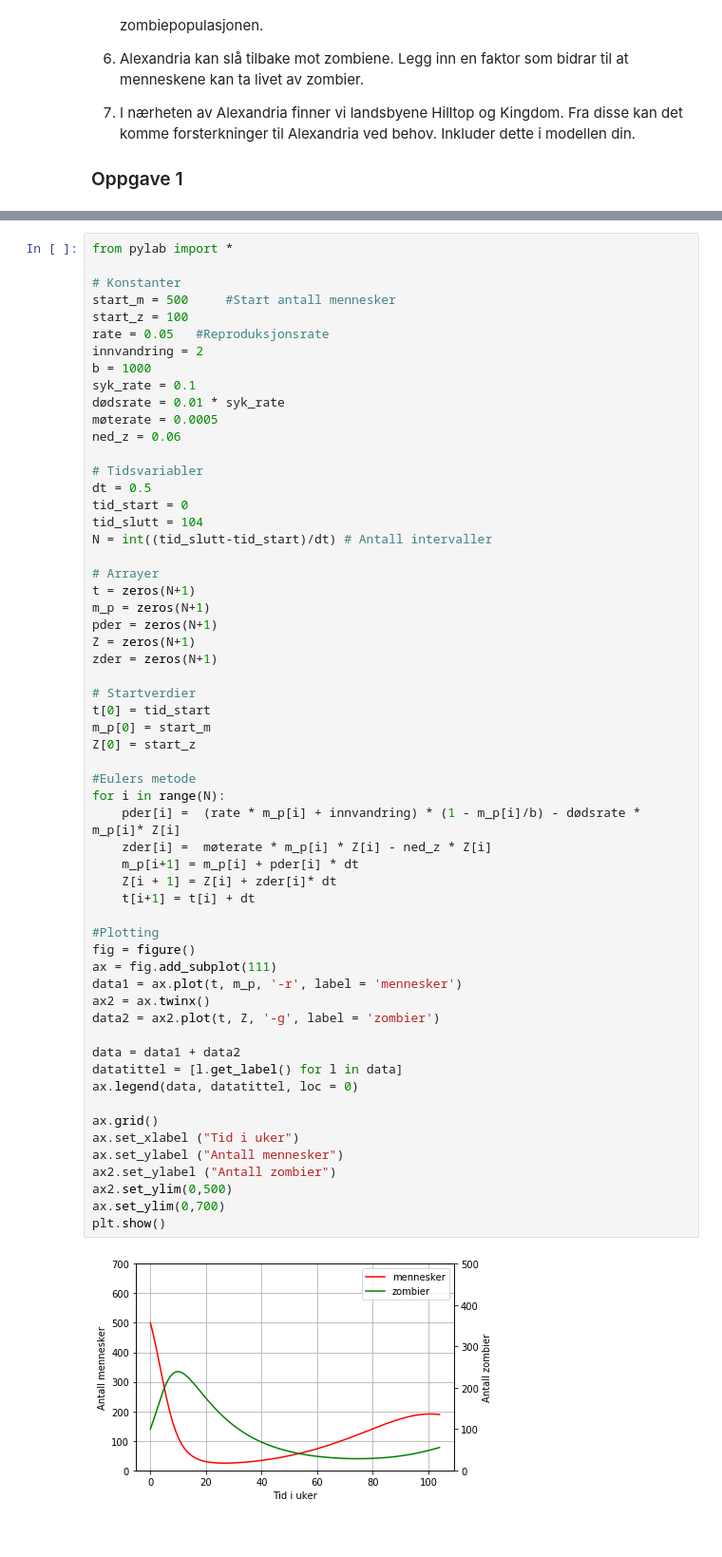
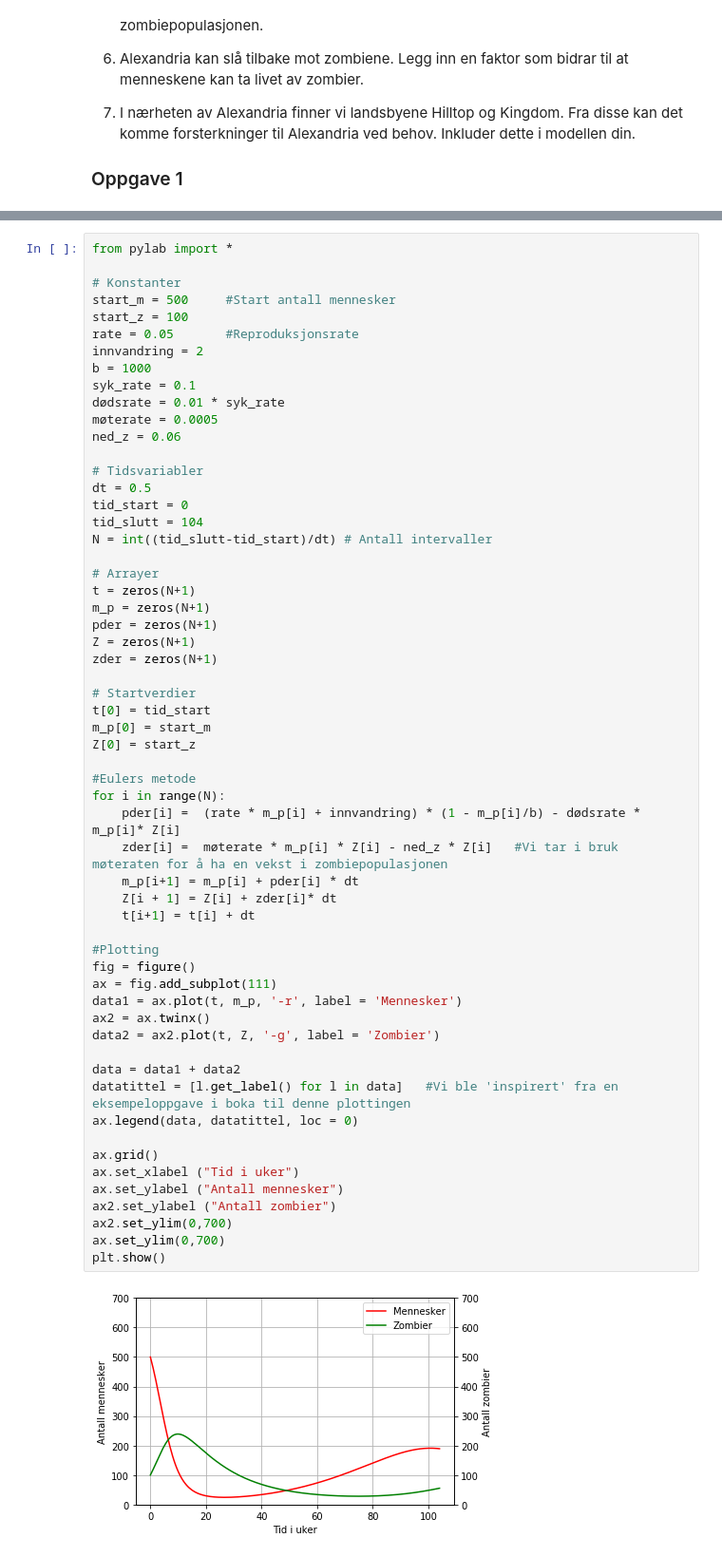
Before and after one commit to alexcieplak/Zombie-prosjekt, a Jupyter notebook: Zombie - prosjektoppgave .ipynb, the cells around one changed output, grey strips where cells are left out. Shown at 95% size. Drawn from its saved outputs; the diff is of its cells as text.

```diff
--- a/Zombie - prosjektoppgave .ipynb
+++ b/Zombie - prosjektoppgave .ipynb
@@ -233,7 +266,7 @@ from pylab import *
 # Konstanter
 start_m = 500     #Start antall mennesker
 start_z = 100
-rate = 0.05   #Reproduksjonsrate
+rate = 0.05       #Reproduksjonsrate
 innvandring = 2
 b = 1000
 syk_rate = 0.1
@@ -254,38 +287,38 @@ pder = zeros(N+1)
 Z = zeros(N+1)
 zder = zeros(N+1)
 
 # Startverdier
 t[0] = tid_start
 m_p[0] = start_m
 Z[0] = start_z
 
 #Eulers metode
 for i in range(N):
     pder[i] =  (rate * m_p[i] + innvandring) * (1 - m_p[i]/b) - dødsrate * m_p[i]* Z[i]
-    zder[i] =  møterate * m_p[i] * Z[i] - ned_z * Z[i]
+    zder[i] =  møterate * m_p[i] * Z[i] - ned_z * Z[i]   #Vi tar i bruk møteraten for å ha en vekst i zombiepopulasjonen
     m_p[i+1] = m_p[i] + pder[i] * dt
     Z[i + 1] = Z[i] + zder[i]* dt
     t[i+1] = t[i] + dt
 
 #Plotting
 fig = figure()
 ax = fig.add_subplot(111)
-data1 = ax.plot(t, m_p, '-r', label = 'mennesker')
+data1 = ax.plot(t, m_p, '-r', label = 'Mennesker')
 ax2 = ax.twinx()
-data2 = ax2.plot(t, Z, '-g', label = 'zombier')
+data2 = ax2.plot(t, Z, '-g', label = 'Zombier')
 
 data = data1 + data2
-datatittel = [l.get_label() for l in data]
+datatittel = [l.get_label() for l in data]   #Vi ble 'inspirert' fra en eksempeloppgave i boka til denne plottingen
 ax.legend(data, datatittel, loc = 0)
 
 ax.grid()
 ax.set_xlabel ("Tid i uker")
 ax.set_ylabel ("Antall mennesker")
 ax2.set_ylabel ("Antall zombier")
-ax2.set_ylim(0,500)
+ax2.set_ylim(0,700)
 ax.set_ylim(0,700)
 plt.show()
 # %% [output]
-[figure, old version]
+[figure, new version]
 # %% [markdown]
 ### Kommentar
```
Also changed, not shown: parts of 15 cells of this notebook.
